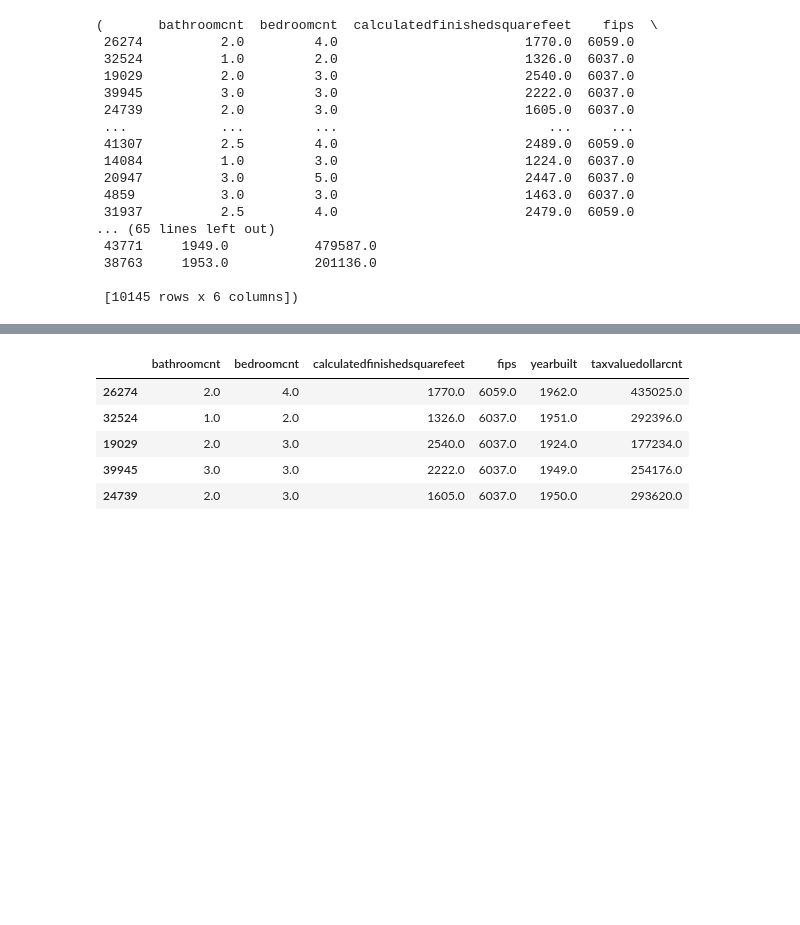
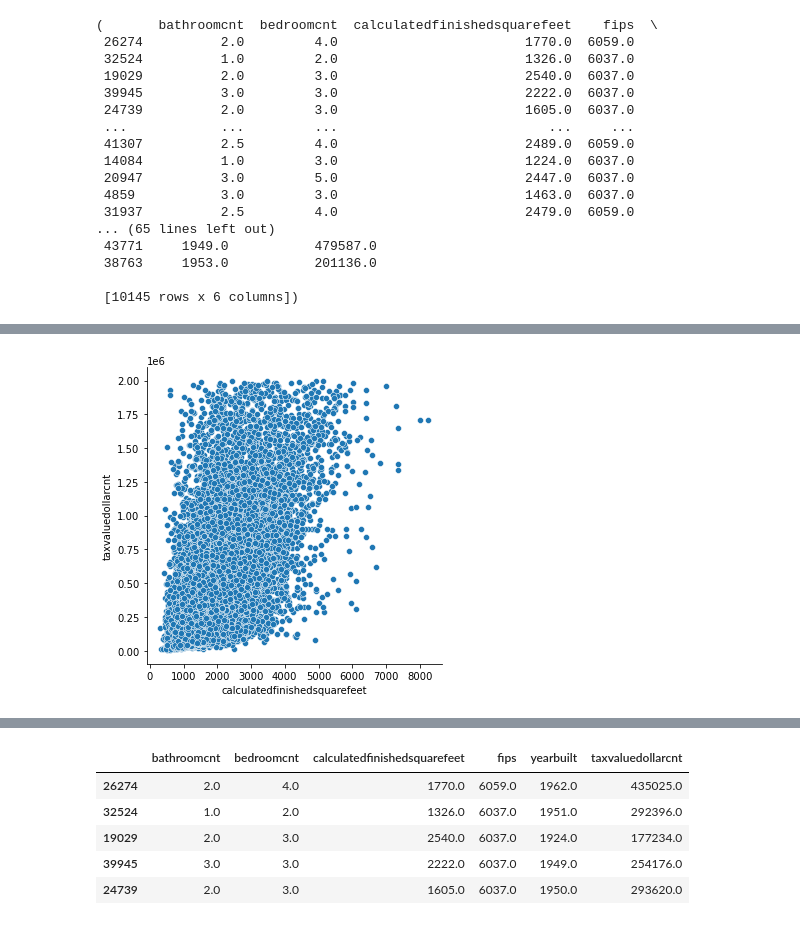
Before and after one commit to VasiliyAMelkozerov/regression-exercises, a Jupyter notebook: scratch_explore.ipynb, the cells around one changed output, grey strips where cells are left out. Drawn from its saved outputs; the diff is of its cells as text; code cells hidden in the pictures; blank space fills up the shorter version.

```diff
--- a/scratch_explore.ipynb
+++ b/scratch_explore.ipynb
@@ -302,0 +219,5 @@ train, validate, test
+# %%
+sns.relplot(x="calculatedfinishedsquarefeet", y="taxvaluedollarcnt", data=train)
+plt.show()
+# %% [output]
+[figure, added]
```
Also changed, not shown: parts of 84 cells of this notebook, 4 other files.
